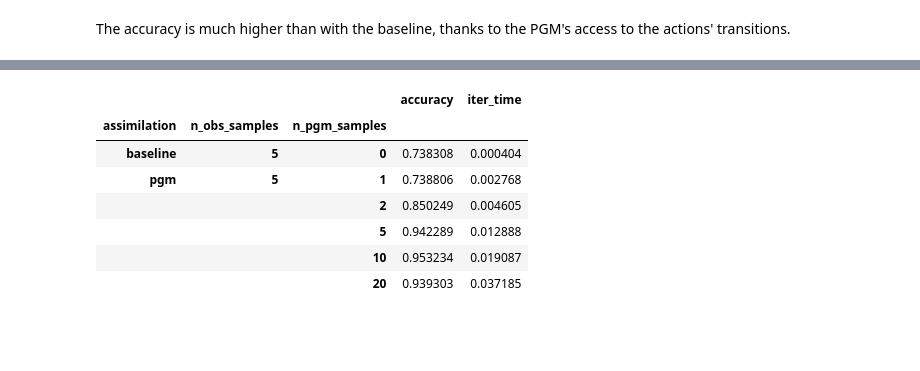
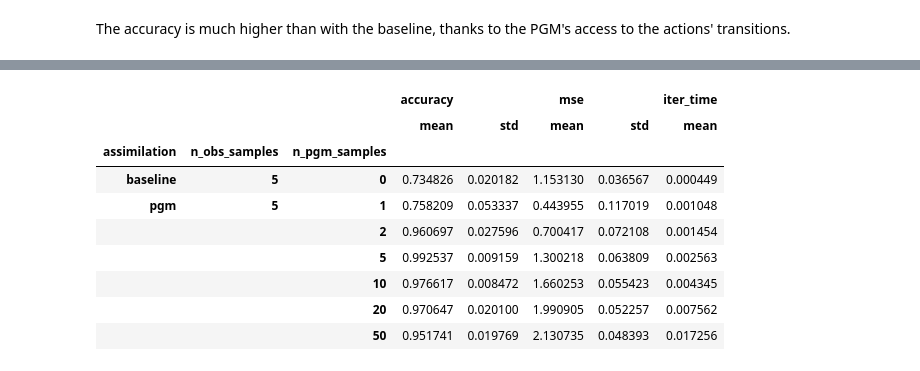
Before and after one commit to pgmtwin/pgmtwin, a Jupyter notebook: tutorials/03_assimilation_comparison.ipynb, the cells around one changed output, grey strips where cells are left out. Cells and saved outputs as stored; diff of their text form; code cells hidden in the pictures; blank space fills up the shorter version.

```diff
--- a/tutorials/03_assimilation_comparison.ipynb
+++ b/tutorials/03_assimilation_comparison.ipynb
@@ -26,8 +26,19 @@ We define here an helper function to perform the simulation of a given environme
 # %%
 import numpy as np
 from examples.robot_pathing.common import RobotPathingSetup, RobotPathingPolicy
+from pgmtwin.core.domain import DiscreteDomain
 
 setup = RobotPathingSetup()
+
+
+def dstate_distro_mse(
+    state_domain: DiscreteDomain,
+    pstate_values: np.ndarray,
+    dstate_distro: np.ndarray,
+):
+    domain_values = state_domain.index2values(np.arange(len(dstate_distro)))
+    ds = np.sum((pstate_values - domain_values) ** 2, axis=1)
+    return np.sqrt(dstate_distro) @ ds
 
 
 def eval_env(
@@ -46,6 +57,7 @@ def eval_env(
     goals = [policy.get_current_goal()]
     pstates = [info["physical_state"]]
     dstates = [setup.state_domain.index2values(np.argmax(obs))]
+    mses = [dstate_distro_mse(setup.state_domain, pstates[-1], obs)]
 
     action, _ = policy.predict(obs, deterministic=True)
 
@@ -57,6 +69,7 @@ def eval_env(
         goals.append(policy.get_current_goal())
         pstates.append(info["physical_state"])
         dstates.append(setup.state_domain.index2values(np.argmax(obs)))
+        mses.append(dstate_distro_mse(setup.state_domain, pstates[-1], obs))
 
         action, _ = policy.predict(obs, deterministic=True)
 
@@ -68,12 +81,13 @@ def eval_env(
     return (
         pstates,
         dstates,
+        mses,
         goals,
         actions,
     )
 
 
-pstates, dstates, goals, actions = eval_env(env, seed=42)
+pstates, dstates, mses, goals, actions = eval_env(env, seed=42)
 # %% [markdown]
 
 We re-define the RobotPathingPGMEnv from the previous tutorial, but this time we leverage the PGMHelper from examples.robot_pathing.common
@@ -191,7 +203,7 @@ pgm_env = gym.make(
     max_episode_steps=n_simulation_iters,
 )
 # %%
-pstates, dstates, goals, actions = eval_env(pgm_env, seed=42)
+pstates, dstates, mses, goals, actions = eval_env(pgm_env, seed=42)
 # %%
 assimilation_conf_matrix = np.zeros((n_states, n_states))
 for i, j in zip(
@@ -219,8 +231,10 @@ import time
 
 import pandas as pd
 
-pgm_samples = [1, 2, 5, 10, 20]
+pgm_samples = [1, 2, 5, 10, 20, 50]
 n_repeats = 10
+
+rng = np.random.default_rng(42)
 
 env = gym.make(
     "robot_pathing",
@@ -235,23 +249,28 @@ dfdict = {
     "n_obs_samples": [],
     "n_pgm_samples": [],
     "accuracy": [],
+    "mse": [],
     "iter_time": [],
 }
 
 for _ in range(n_repeats):
     elapsed = -time.perf_counter()
-    pstates, dstates, goals, actions = eval_env(env)
+    pstates, dstates, mses, goals, actions = eval_env(
+        env, seed=int(rng.integers(np.iinfo(np.int32).max))
+    )
     elapsed += time.perf_counter()
 
     pstates = setup.state_domain.values2index(pstates)
     dstates = setup.state_domain.values2index(dstates)
 
     accuracy = np.sum(pstates == dstates) / len(pstates)
+    mse = np.mean(mses)
 
     dfdict["assimilation"].append("baseline")
     dfdict["n_obs_samples"].append(n_obs_assimilation)
     dfdict["n_pgm_samples"].append(0)
     dfdict["accuracy"].append(accuracy)
+    dfdict["mse"].append(mse)
     dfdict["iter_time"].append(elapsed / len(pstates))
 
     run = f"baseline obs[{n_obs_assimilation}]"
@@ -266,23 +285,28 @@ for n_pgm_samples in pgm_samples:
         state_update_type="deterministic",
         n_obs_assimilation=n_obs_assimilation,
         pgm_n_samples_assimilation=n_pgm_samples,
+        inv_solver_confusion_matrix=inv_solver_conf_matrix,
         max_episode_steps=n_simulation_iters,
     )
 
     for _ in range(n_repeats):
         elapsed = -time.perf_counter()
-        pstates, dstates, goals, actions = eval_env(pgm_env)
+        pstates, dstates, mses, goals, actions = eval_env(
+            pgm_env, seed=int(rng.integers(np.iinfo(np.int32).max))
+        )
         elapsed += time.perf_counter()
 
         pstates = setup.state_domain.values2index(pstates)
         dstates = setup.state_domain.values2index(dstates)
 
         accuracy = np.sum(pstates == dstates) / len(pstates)
+        mse = np.mean(mses)
 
         dfdict["assimilation"].append("pgm")
         dfdict["n_obs_samples"].append(n_obs_assimilation)
         dfdict["n_pgm_samples"].append(n_pgm_samples)
         dfdict["accuracy"].append(accuracy)
+        dfdict["mse"].append(mse)
         dfdict["iter_time"].append(elapsed / len(pstates))
 
         run = f"pgm obs[{n_obs_assimilation}] pgm[{n_pgm_samples}]"
@@ -312,11 +336,17 @@ run pgm obs[5] pgm[20] accuracy 0.940 took 7.421 per iter 0.037
 # %%
-stats_df.groupby(["assimilation", "n_obs_samples", "n_pgm_samples"]).mean()
+stats_means_df = stats_df.groupby(
+    ["assimilation", "n_obs_samples", "n_pgm_samples"]
+).agg({"accuracy": ["mean", "std"], "mse": ["mean", "std"], "iter_time": ["mean"]})
+
+stats_means_df
 # %% [output]
-|  |  |  | accuracy | iter_time |
-| assimilation | n_obs_samples | n_pgm_samples |  |  |
-| baseline | 5 | 0 | 0.738308 | 0.000404 |
-| pgm | 5 | 1 | 0.738806 | 0.002768 |
-|  |  | 2 | 0.850249 | 0.004605 |
-|  |  | 5 | 0.942289 | 0.012888 |
-|  |  | 10 | 0.953234 | 0.019087 |
-|  |  | 20 | 0.939303 | 0.037185 |
+|  |  |  | accuracy |  | mse |  | iter_time |
+|  |  |  | mean | std | mean | std | mean |
+| assimilation | n_obs_samples | n_pgm_samples |  |  |  |  |  |
+| baseline | 5 | 0 | 0.734826 | 0.020182 | 1.153130 | 0.036567 | 0.000449 |
+| pgm | 5 | 1 | 0.758209 | 0.053337 | 0.443955 | 0.117019 | 0.001048 |
+|  |  | 2 | 0.960697 | 0.027596 | 0.700417 | 0.072108 | 0.001454 |
+|  |  | 5 | 0.992537 | 0.009159 | 1.300218 | 0.063809 | 0.002563 |
+|  |  | 10 | 0.976617 | 0.008472 | 1.660253 | 0.055423 | 0.004345 |
+|  |  | 20 | 0.970647 | 0.020100 | 1.990905 | 0.052257 | 0.007562 |
+|  |  | 50 | 0.951741 | 0.019769 | 2.130735 | 0.048393 | 0.017256 |
```
Also changed, not shown: parts of 5 cells of this notebook, 5 other files.
